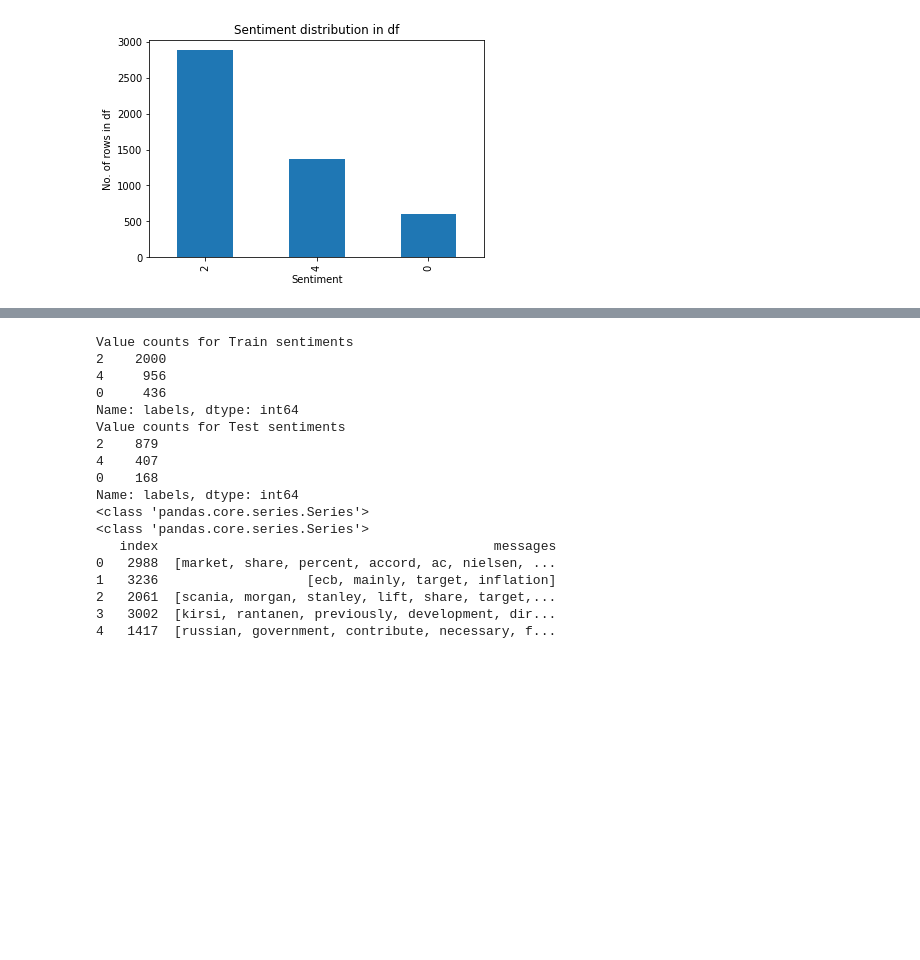
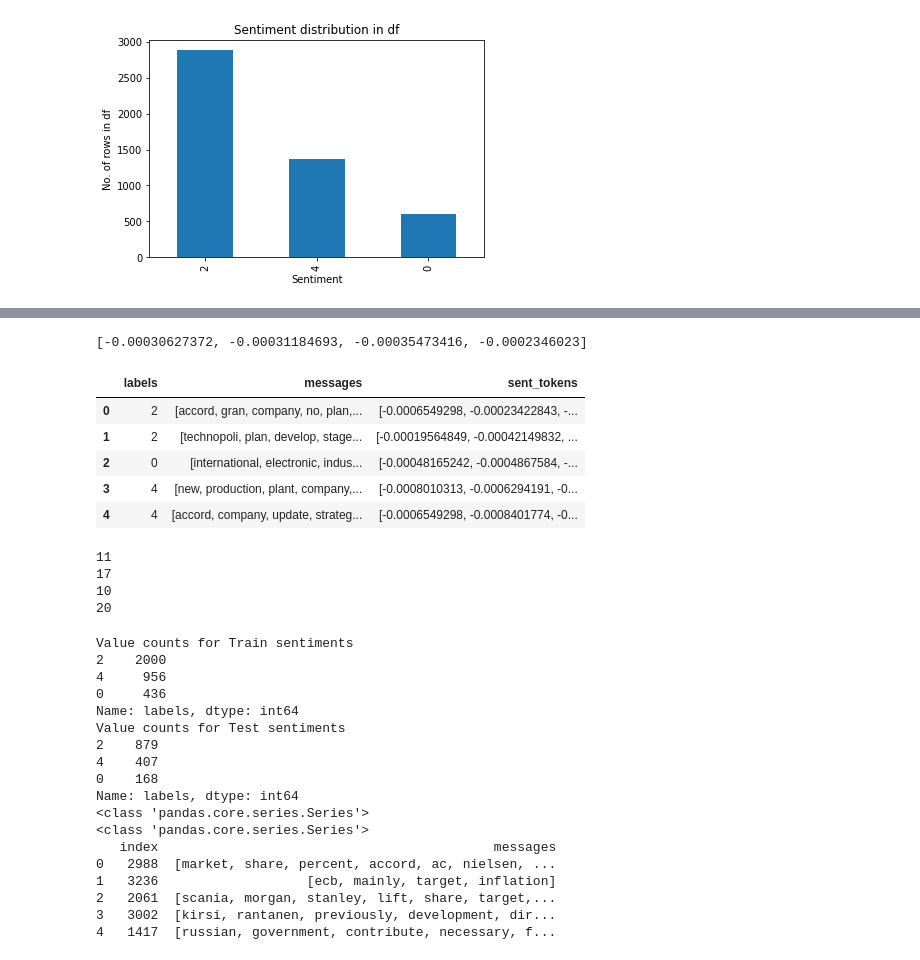
Before and after one commit to Kevin-Kwasnik/aspect-based-sentiment-analysis, a Jupyter notebook: 2_data-wrangling.ipynb, the cells around one changed output, grey strips where cells are left out. Saved outputs shown, nothing was run; the diff lists cells and outputs as text; code cells hidden in the pictures; blank space fills up the shorter version.

```diff
--- a/2_data-wrangling.ipynb
+++ b/2_data-wrangling.ipynb
@@ -143,3 +293,27 @@ df.to_csv('preprocessed-text.csv', sep = ',')
+# %%
+my_ls = ['tree', 'house', 'fun', 'ecb']
+print(word_token(my_ls))
+# %% [output]
+[-0.00030627372, -0.00031184693, -0.00035473416, -0.0002346023]
+# %%
+df['sent_tokens'] = df.messages.apply(word_token)
+# %%
+df.head()
+# %% [output]
+|  | labels | messages | sent_tokens |
+| 0 | 2 | [accord, gran, company, no, plan,... | [-0.0006549298, -0.00023422843, -... |
+| 1 | 2 | [technopoli, plan, develop, stage... | [-0.00019564849, -0.00042149832, ... |
+| 2 | 0 | [international, electronic, indus... | [-0.00048165242, -0.0004867584, -... |
+| 3 | 4 | [new, production, plant, company,... | [-0.0008010313, -0.0006294191, -0... |
+| 4 | 4 | [accord, company, update, strateg... | [-0.0006549298, -0.0008401774, -0... |
+# %%
+for i in df.sent_tokens[:4]:
+    print(len(i))
+# %% [output]
+11
+17
+10
+20
 # %%
 # Train-Test Split Function
 def split_train_test(df, test_size=0.3, shuffle_state=True):
```
Also changed, not shown: parts of 22 cells of this notebook, 2 other files.
